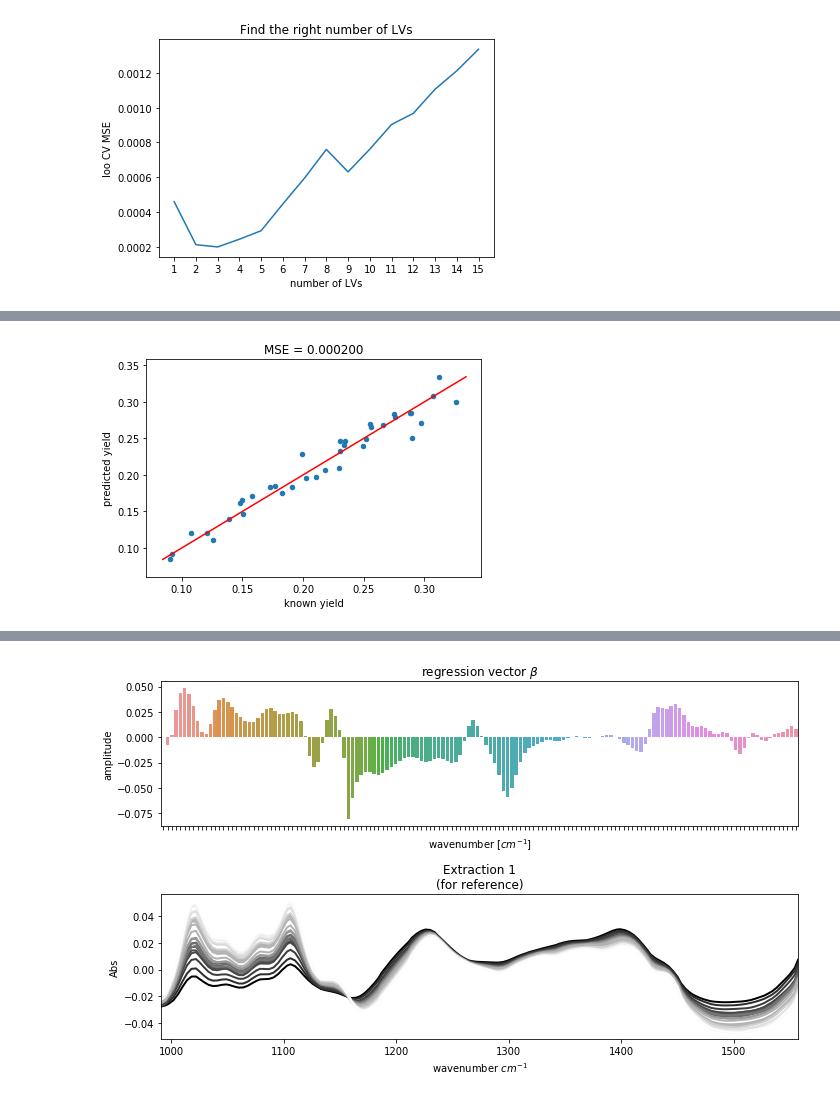
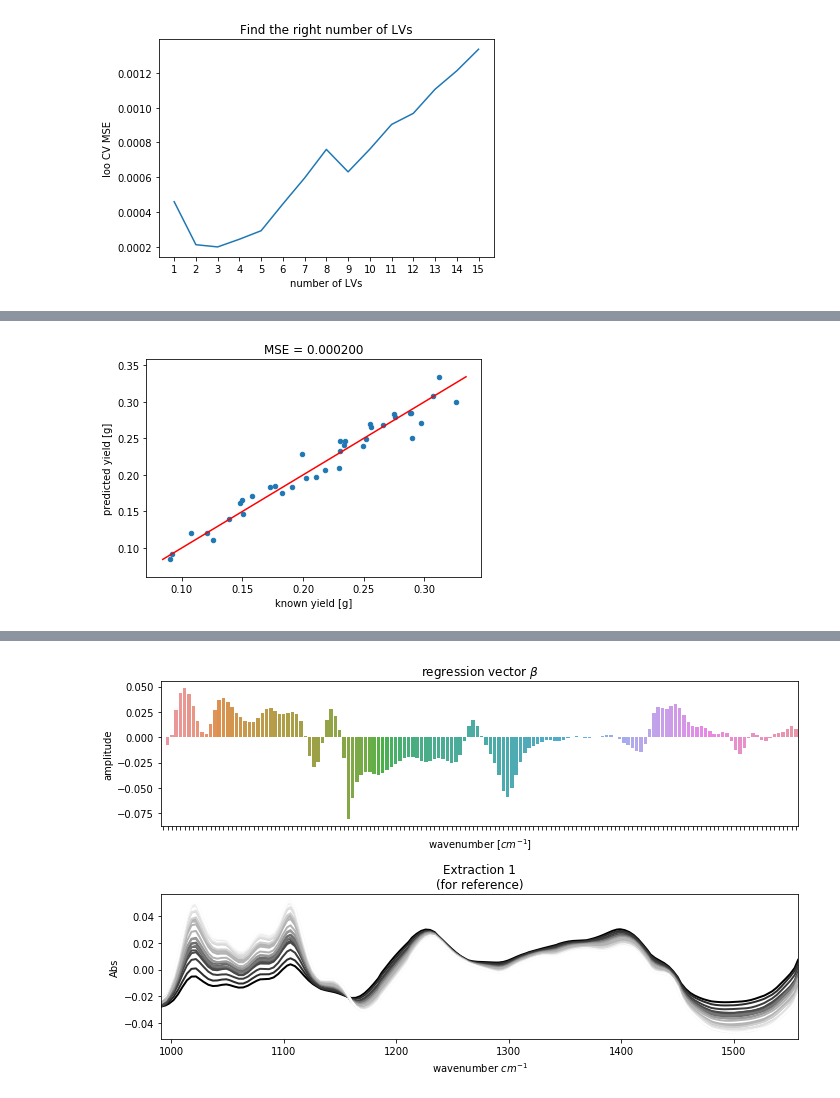
Before and after one commit to DTUComputeStatisticsAndDataAnalysis/MBPLS, a Jupyter notebook: examples/FTIR/FTIR_PLS.ipynb, the cells around one changed output, grey strips where cells are left out. Cells and saved outputs as stored; diff of their text form; code cells hidden in the pictures.

```diff
--- a/examples/FTIR/FTIR_PLS.ipynb
+++ b/examples/FTIR/FTIR_PLS.ipynb
@@ -3,5 +15,11 @@ import pandas as pd
 import numpy as np
 import matplotlib.pyplot as plt
 import seaborn as sns
-from mbpls.data.get_data import load_FTIR_Data
 from scipy.io import loadmat
+
+ftir1 = pd.read_pickle('ftir1.pkl')
+ftir2 = pd.read_pickle('ftir2.pkl')
+ftir3 = pd.read_pickle('ftir3.pkl')
+ftir = pd.concat((ftir1, ftir2, ftir3))
+yield_all = np.array(ftir.index)
+wavenumbers = ftir1.columns
@@ -63,12 +84,12 @@ plt.title('Find the right number of LVs');
 # %%
 mbpls = MBPLS(n_components=3, method='NIPALS')
 prediction = cross_val_predict(mbpls, ftir, yield_all, cv=len(ftir))
 prediction = pd.DataFrame(prediction)
 yield_all = pd.DataFrame(np.array(yield_all))
 prediction = pd.concat((prediction, yield_all), axis=1)
-prediction.columns=['predicted yield', 'known yield']
-prediction.plot.scatter(x='known yield', y='predicted yield')
+prediction.columns=['predicted yield [g]', 'known yield [g]']
+prediction.plot.scatter(x='known yield [g]', y='predicted yield [g]')
 plt.plot([prediction.min().min(), prediction.max().max()], [prediction.min().min(), prediction.max().max()], color='red')
-plt.title('MSE = %.6f' % mean_squared_error(prediction['known yield'], prediction['predicted yield']));
+plt.title('MSE = %.6f' % mean_squared_error(prediction['known yield [g]'], prediction['predicted yield [g]']));
 # %% [output]
-[figure, old version]
+[figure, new version]
```
Also changed, not shown: parts of 10 cells of this notebook, 1 other file.
